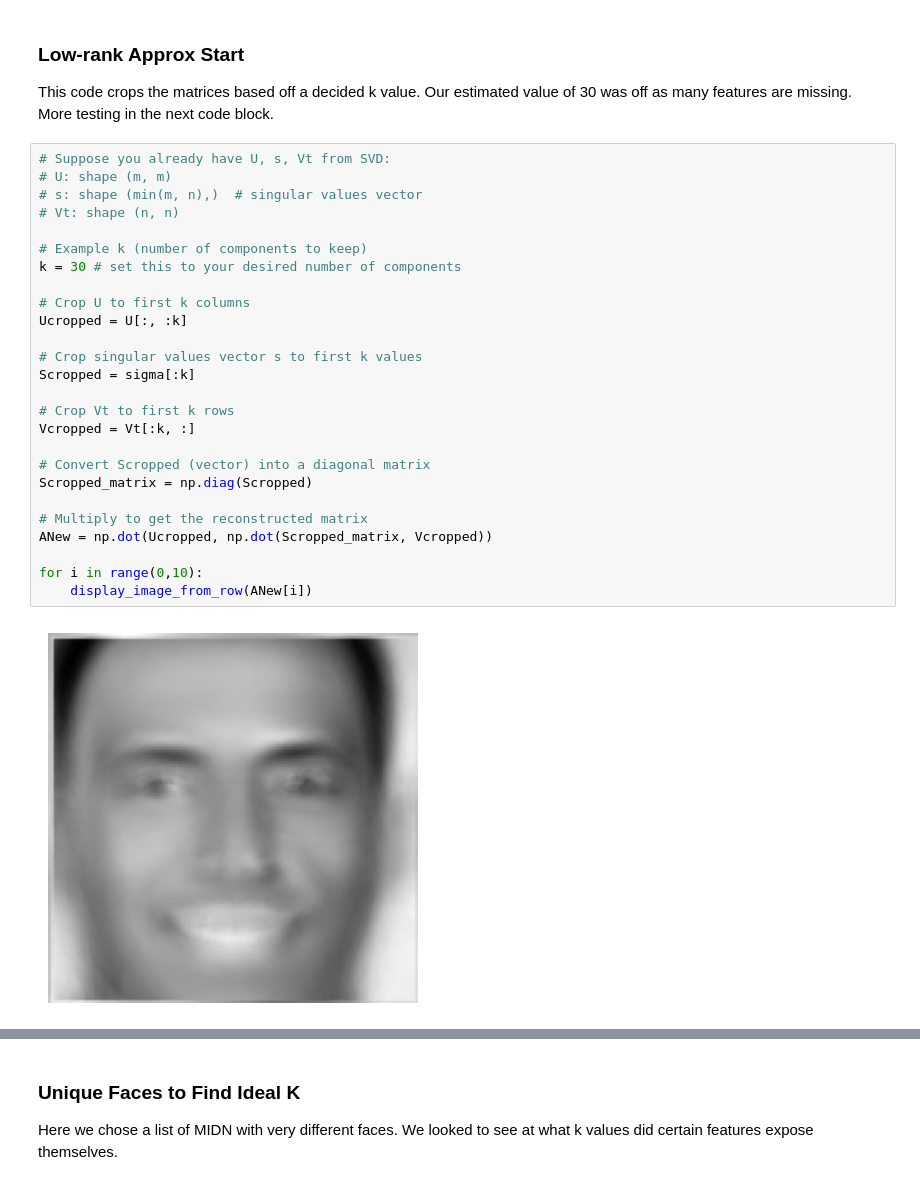
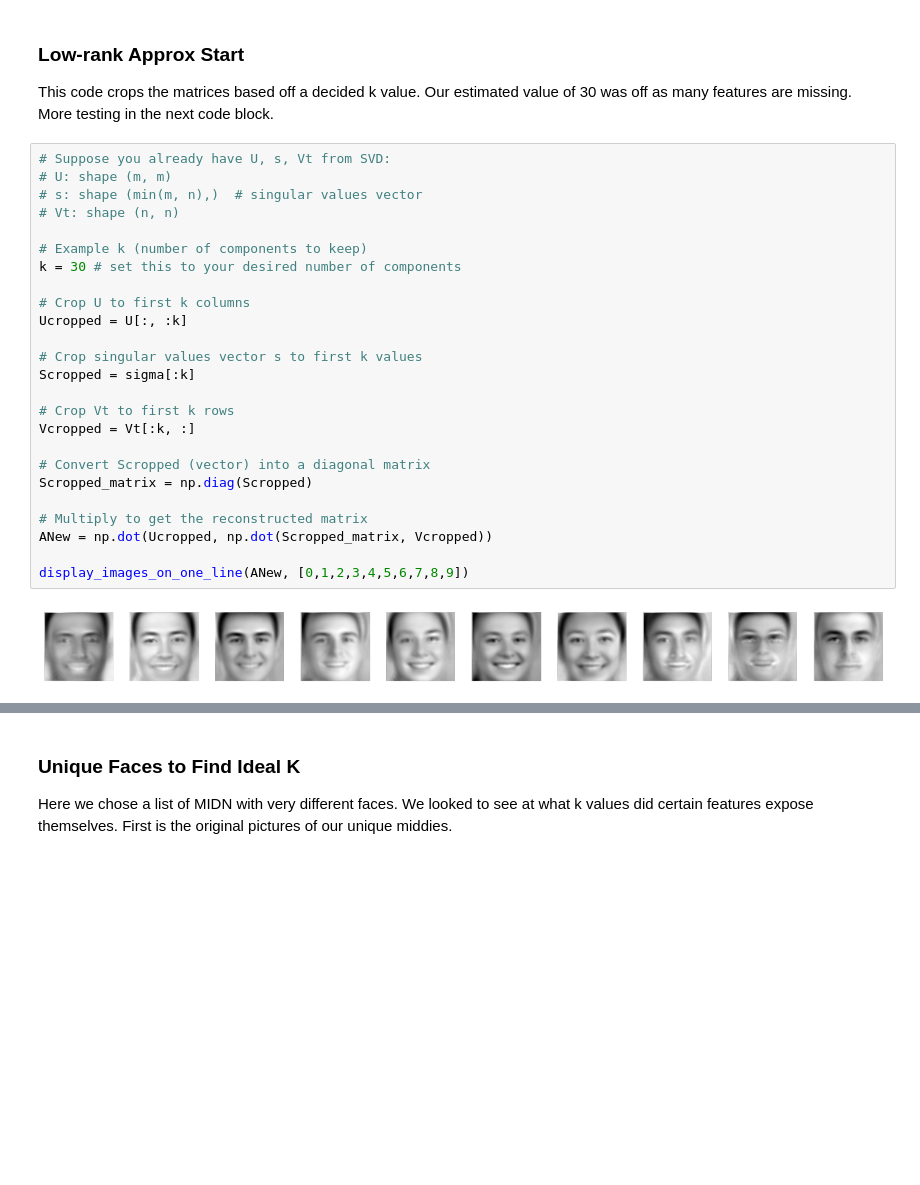
Before and after one commit to dschipper26/SI470, a Jupyter notebook: lab3/Lab3.ipynb, the cells around one changed output, grey strips where cells are left out. Drawn from its saved outputs; the diff is of its cells as text; blank space fills up the shorter version.

```diff
--- a/lab3/Lab3.ipynb
+++ b/lab3/Lab3.ipynb
@@ -139,28 +136,27 @@ This code crops the matrices based off a decided k value. Our estimated value of
 # %%
 # Suppose you already have U, s, Vt from SVD:
 # U: shape (m, m)
 # s: shape (min(m, n),)  # singular values vector
 # Vt: shape (n, n)
 
 # Example k (number of components to keep)
 k = 30 # set this to your desired number of components
 
 # Crop U to first k columns
 Ucropped = U[:, :k]
 
 # Crop singular values vector s to first k values
 Scropped = sigma[:k]
 
 # Crop Vt to first k rows
 Vcropped = Vt[:k, :]
 
 # Convert Scropped (vector) into a diagonal matrix
 Scropped_matrix = np.diag(Scropped)
 
 # Multiply to get the reconstructed matrix
 ANew = np.dot(Ucropped, np.dot(Scropped_matrix, Vcropped))
 
-for i in range(0,10):
-    display_image_from_row(ANew[i])
+display_images_on_one_line(ANew, [0,1,2,3,4,5,6,7,8,9])
 # %% [output]
-[figure, old version]
+[figure, new version]
@@ -176,4 +163,4 @@ for i in range(0,10):
 # %% [markdown]
 ### Unique Faces to Find Ideal K
-Here we chose a list of MIDN with very different faces. We looked to see at what k values did certain features expose themselves.
+Here we chose a list of MIDN with very different faces. We looked to see at what k values did certain features expose themselves. First is the original pictures of our unique middies.
 # %%
```
Also changed, not shown: parts of 11 cells of this notebook.
